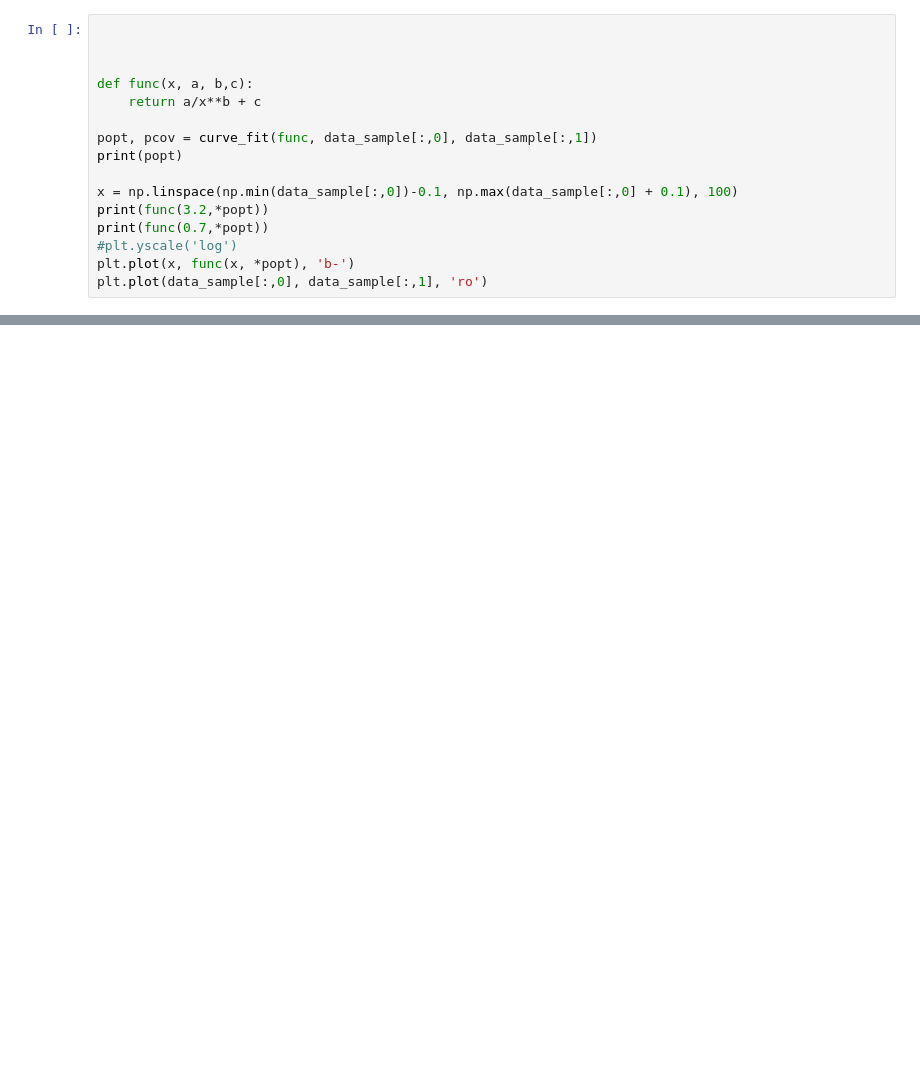
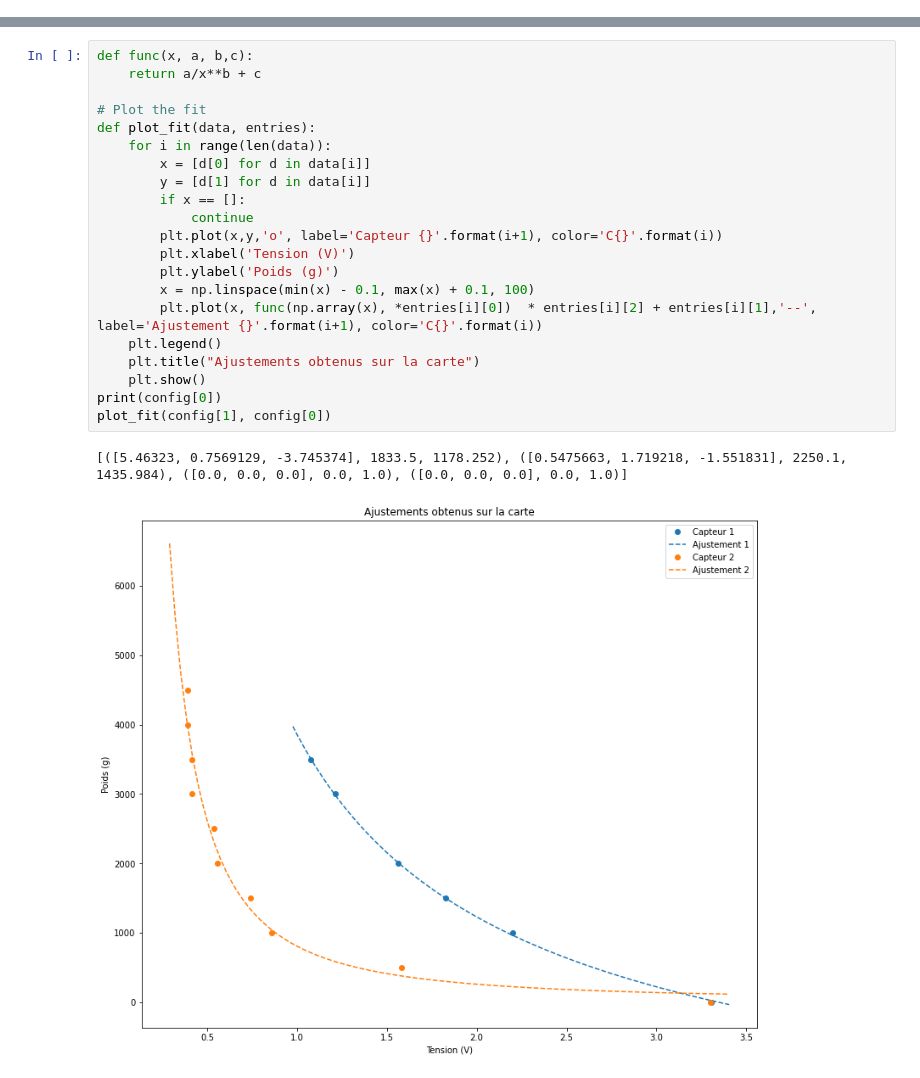
Before and after one commit to MalauD/TIPE2022, a Jupyter notebook: Code/Notebooks/gradient_descent.ipynb, the cells around one changed output, grey strips where cells are left out. Drawn from its saved outputs; the diff is of its cells as text; blank space fills up the shorter version.

```diff
--- a/Code/Notebooks/gradient_descent.ipynb
+++ b/Code/Notebooks/gradient_descent.ipynb
@@ -21,16 +6,0 @@ print(data_sample)
-# %%
-
-
-
-def func(x, a, b,c):
-    return a/x**b + c
-
-popt, pcov = curve_fit(func, data_sample[:,0], data_sample[:,1])
-print(popt)
-
-x = np.linspace(np.min(data_sample[:,0])-0.1, np.max(data_sample[:,0] + 0.1), 100)
-print(func(3.2,*popt))
-print(func(0.7,*popt))
-#plt.yscale('log')
-plt.plot(x, func(x, *popt), 'b-')
-plt.plot(data_sample[:,0], data_sample[:,1], 'ro')
@@ -72,0 +51,24 @@ plt.plot(x, func(x, *popt), 'g-')
+# %%
+def func(x, a, b,c):
+    return a/x**b + c
+
+# Plot the fit
+def plot_fit(data, entries):
+    for i in range(len(data)):
+        x = [d[0] for d in data[i]]
+        y = [d[1] for d in data[i]]
+        if x == []:
+            continue
+        plt.plot(x,y,'o', label='Capteur {}'.format(i+1), color='C{}'.format(i))
+        plt.xlabel('Tension (V)')
+        plt.ylabel('Poids (g)')
+        x = np.linspace(min(x) - 0.1, max(x) + 0.1, 100)
+        plt.plot(x, func(np.array(x), *entries[i][0])  * entries[i][2] + entries[i][1],'--', label='Ajustement {}'.format(i+1), color='C{}'.format(i))
+    plt.legend()
+    plt.title("Ajustements obtenus sur la carte")
+    plt.show()
+print(config[0])
+plot_fit(config[1], config[0])
+# %% [output]
+[([5.46323, 0.7569129, -3.745374], 1833.5, 1178.252), ([0.5475663, 1.719218, -1.551831], 2250.1, 1435.984), ([0.0, 0.0, 0.0], 0.0, 1.0), ([0.0, 0.0, 0.0], 0.0, 1.0)]
+[figure, added]
```
Also changed, not shown: parts of 8 cells of this notebook, 3 other files.
